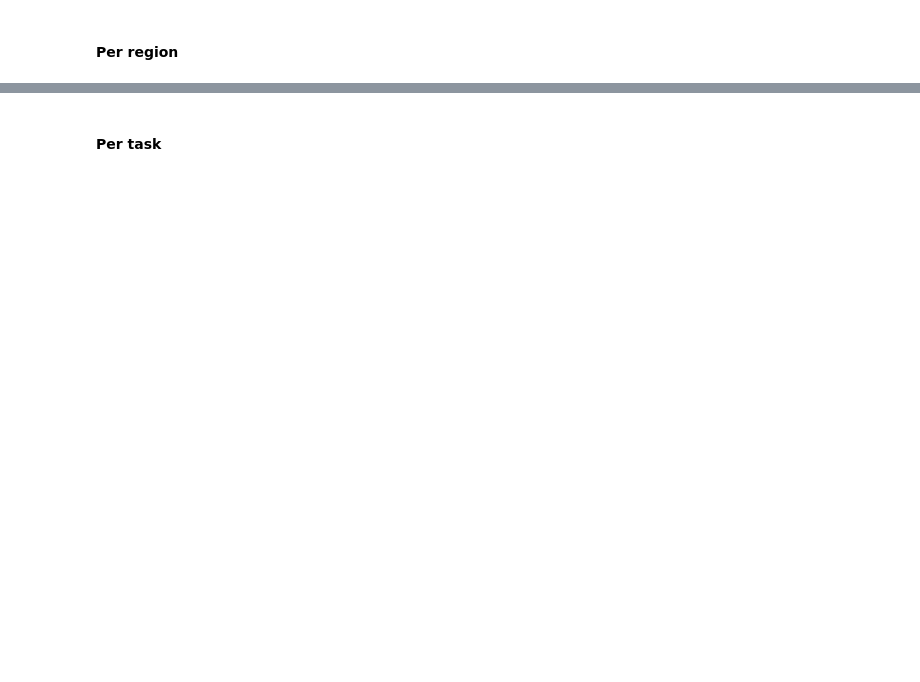
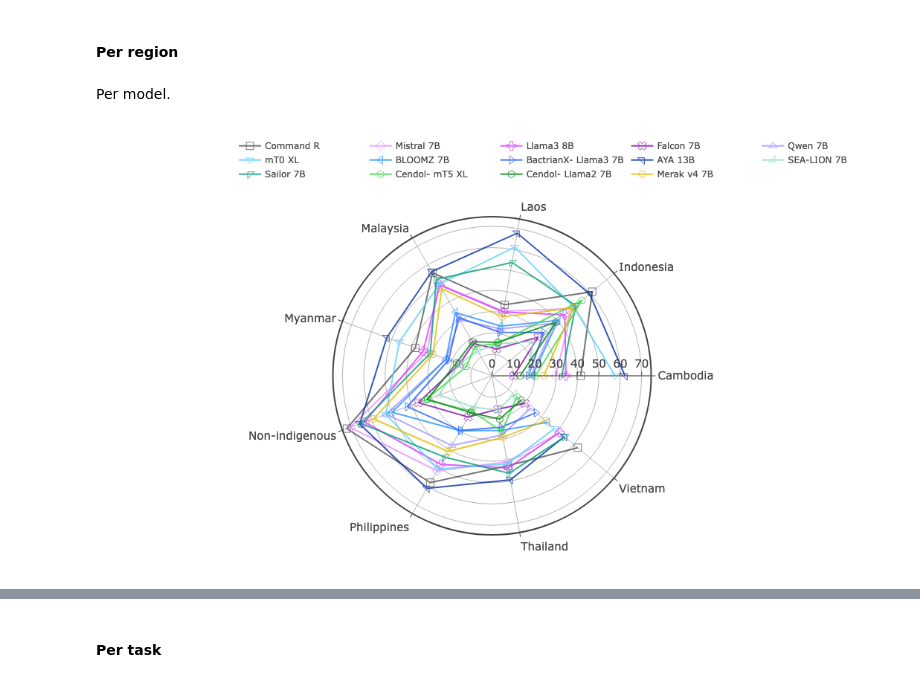
Before and after one commit to SEACrowd/seacrowd-experiments, a Jupyter notebook: notebooks/metrics_plotly.ipynb, the cells around one changed output, grey strips where cells are left out. Saved outputs shown, nothing was run; the diff lists cells and outputs as text; code cells hidden in the pictures; blank space fills up the shorter version.

```diff
--- a/notebooks/metrics_plotly.ipynb
+++ b/notebooks/metrics_plotly.ipynb
@@ -247,2 +299,63 @@ plt.show()
 # %% [markdown]
 #### Per region
+# %% [markdown]
+Per model.
+# %%
+import plotly.express as px
+
+fig = go.Figure()
+
+for i, model in enumerate(model_to_index.keys()):
+    if model not in df['model'].unique():
+        continue
+
+    pdf = df[(df['prompt_lang'] == 'eng') & (df['model'] == model)].groupby(['prompt_lang', 'region'])[['accuracy','macro_f1_score','weighted_f1_score']].mean().reset_index()
+    fig.add_trace(go.Scatterpolar(
+          r=pdf['weighted_f1_score'],
+          theta=pdf["region"].unique(),
+          fill='none',
+          line=dict(color=model_to_individual_color[model], width=2),
+          marker=dict(size=10, symbol=i+100),
+          name=model_to_display_name[model],
+          opacity=0.8,
+    ))
+
+# fig.update_layout(
+#     template='plotly_white',
+# )
+
+fig.update_layout(
+    template='none',
+    width=800,
+    height=600,
+    margin=dict(l=50, r=50, t=50, b=50),
+    font_size = 15,
+    showlegend = True,
+    polar = dict(
+      angularaxis = dict(
+        linewidth = 2,
+        showline=True,
+        linecolor='light gray'
+      ),
+      radialaxis = dict(
+        side = "counterclockwise",
+        showline = True,
+        linewidth = 1,
+        gridcolor = "light gray",
+        gridwidth = 1,
+      ),
+    ),
+    legend=dict(
+        orientation="h",
+        yanchor="bottom",
+        y=1.1,
+        xanchor="right",
+        x=1.0,
+        font_size=12,
+    )
+)
+
+fig.write_image('../figures/nlu/weighted_f1_score_per_region.pdf')
+fig.show()
+# %% [output]
+[figure, added]
```
Also changed, not shown: parts of 8 cells of this notebook, 4 other files.
